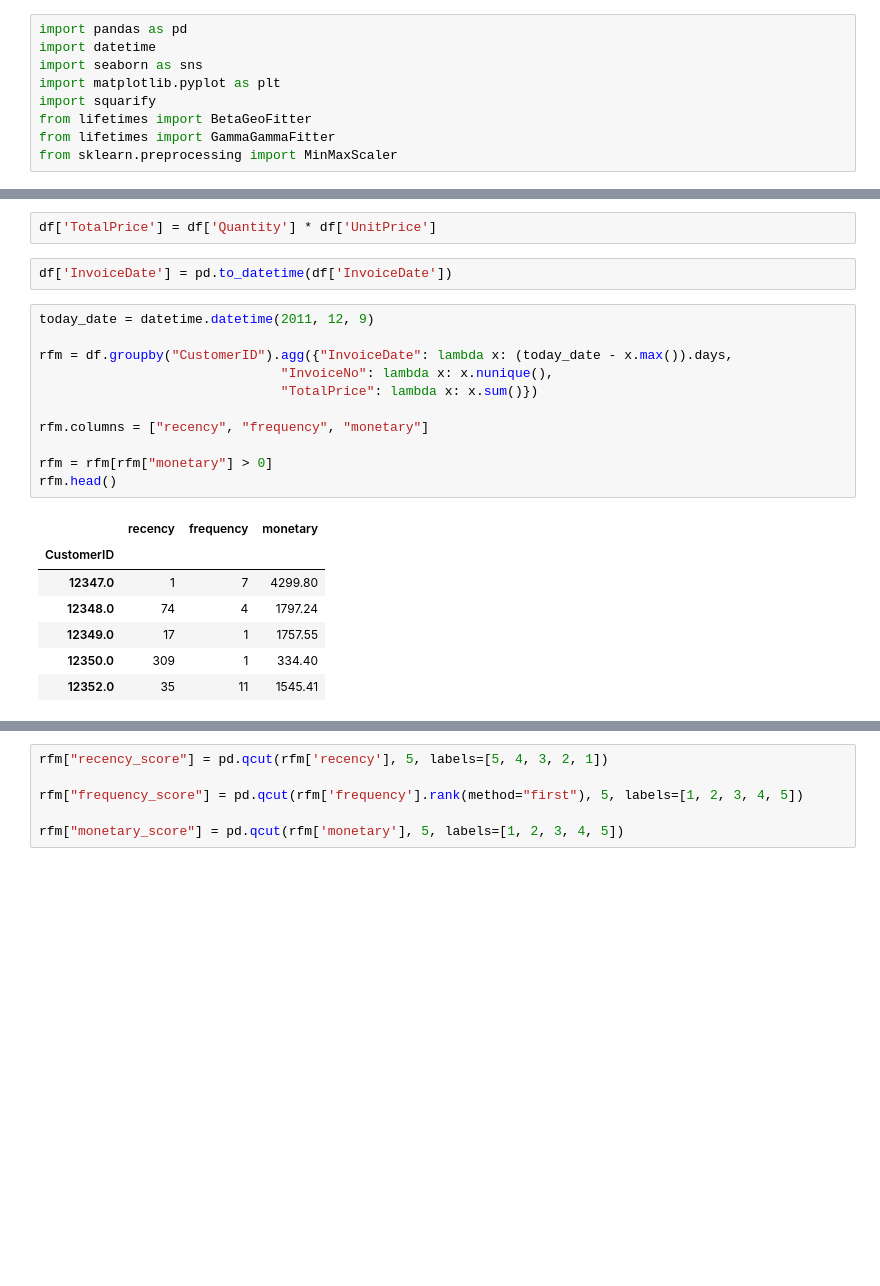
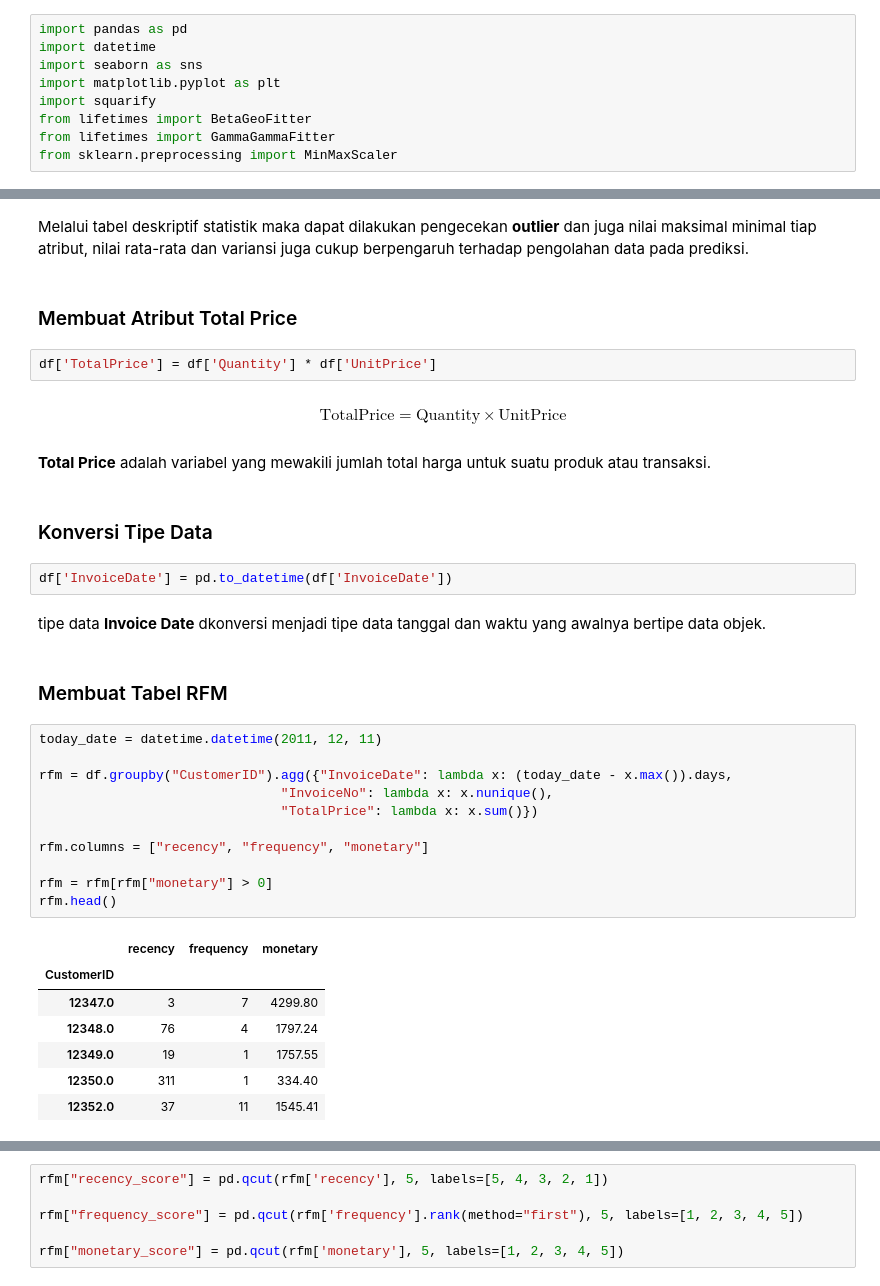
Before and after one commit to GLAZERadr/Data_Science_For_Industry_Task_3, a Jupyter notebook: Prediction.ipynb, the cells around one changed output, grey strips where cells are left out. Cells and saved outputs as stored; diff of their text form; blank space fills up the shorter version.

```diff
--- a/Prediction.ipynb
+++ b/Prediction.ipynb
@@ -20,23 +38,39 @@ df.head()
+# %% [markdown]
+Melalui tabel deskriptif statistik maka dapat dilakukan pengecekan **outlier** dan juga nilai maksimal minimal tiap atribut, nilai rata-rata dan variansi juga cukup berpengaruh terhadap pengolahan data pada prediksi.
+# %% [markdown]
+### Membuat Atribut Total Price
 # %%
 df['TotalPrice'] = df['Quantity'] * df['UnitPrice']
+# %% [markdown]
+$$
+\text{TotalPrice} = \text{Quantity} \times \text{UnitPrice}
+$$
+# %% [markdown]
+**Total Price** adalah variabel yang mewakili jumlah total harga untuk suatu produk atau transaksi.
+# %% [markdown]
+### Konversi Tipe Data
 # %%
 df['InvoiceDate'] = pd.to_datetime(df['InvoiceDate'])
+# %% [markdown]
+tipe data **Invoice Date** dkonversi menjadi tipe data tanggal dan waktu yang awalnya bertipe data objek.
+# %% [markdown]
+### Membuat Tabel RFM
 # %%
-today_date = datetime.datetime(2011, 12, 9)
+today_date = datetime.datetime(2011, 12, 11)
 
 rfm = df.groupby("CustomerID").agg({"InvoiceDate": lambda x: (today_date - x.max()).days,
                                "InvoiceNo": lambda x: x.nunique(),
                                "TotalPrice": lambda x: x.sum()})
 
 rfm.columns = ["recency", "frequency", "monetary"]
 
 rfm = rfm[rfm["monetary"] > 0]
 rfm.head()
 # %% [output]
 |  | recency | frequency | monetary |
 | CustomerID |  |  |  |
-| 12347.0 | 1 | 7 | 4299.80 |
-| 12348.0 | 74 | 4 | 1797.24 |
-| 12349.0 | 17 | 1 | 1757.55 |
-| 12350.0 | 309 | 1 | 334.40 |
-| 12352.0 | 35 | 11 | 1545.41 |
+| 12347.0 | 3 | 7 | 4299.80 |
+| 12348.0 | 76 | 4 | 1797.24 |
+| 12349.0 | 19 | 1 | 1757.55 |
+| 12350.0 | 311 | 1 | 334.40 |
+| 12352.0 | 37 | 11 | 1545.41 |
```
Also changed, not shown: parts of 30 cells of this notebook.
